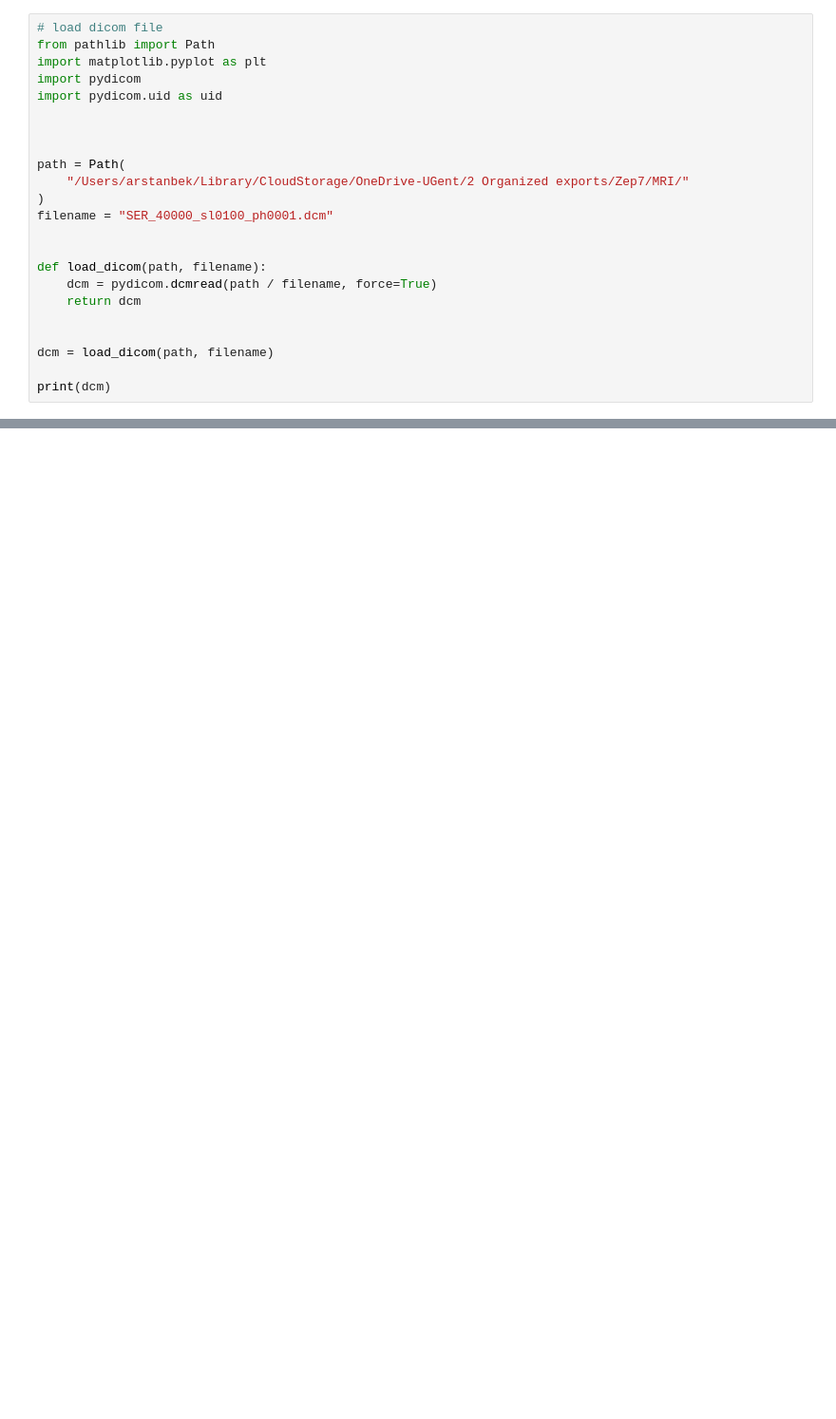
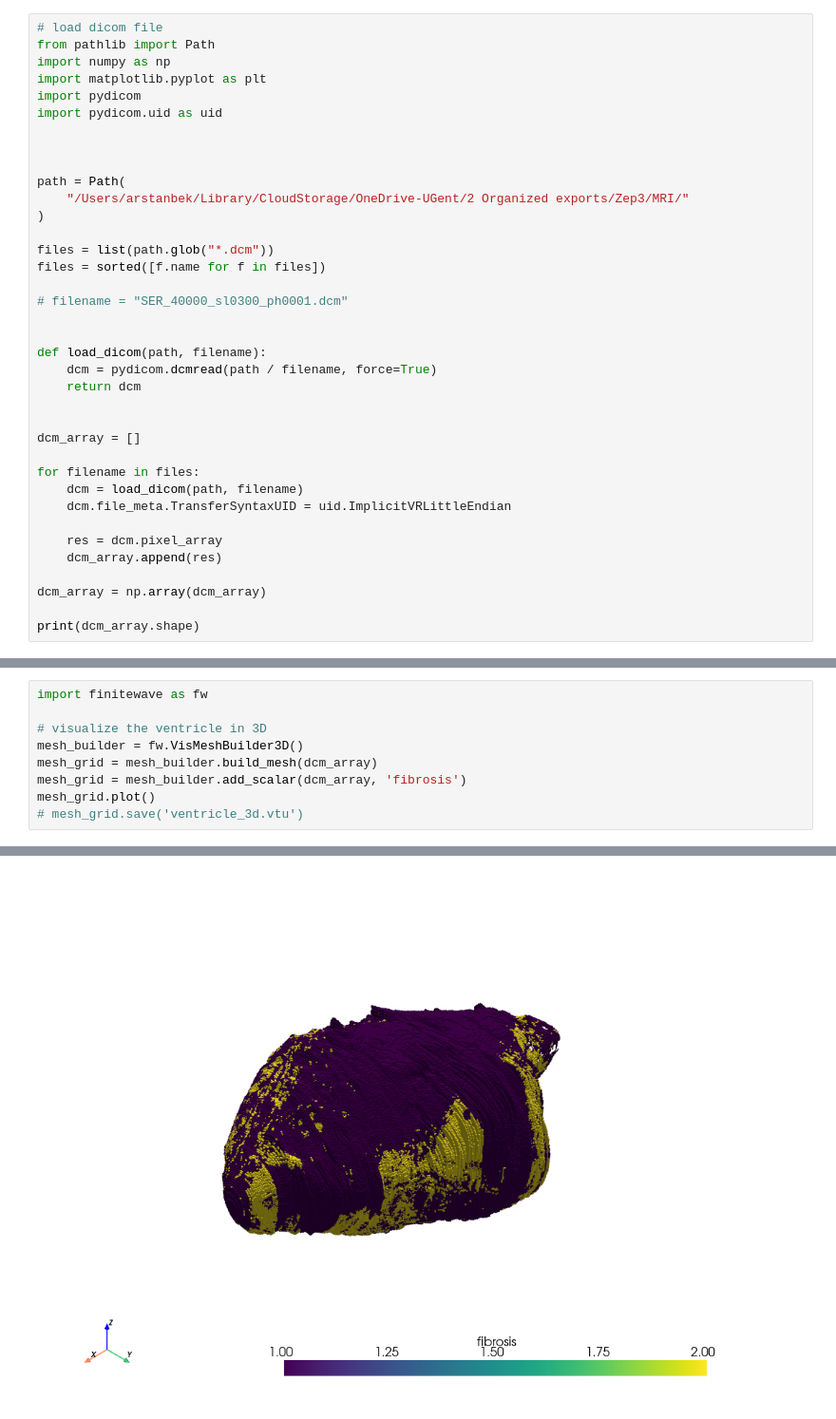
Before and after one commit to TiNezlobinsky/BiTis, a Jupyter notebook: examples/mri.ipynb, the cells around one changed output, grey strips where cells are left out. Shown: that part at 95% size. Saved outputs shown, nothing was run; the diff lists cells and outputs as text; blank space fills up the shorter version.

```diff
--- a/examples/mri.ipynb
+++ b/examples/mri.ipynb
@@ -1,6 +1,7 @@
 # %%
 # load dicom file
 from pathlib import Path
+import numpy as np
 import matplotlib.pyplot as plt
 import pydicom
 import pydicom.uid as uid
@@ -8,9 +9,13 @@ import pydicom.uid as uid
 
 
 path = Path(
-    "/Users/arstanbek/Library/CloudStorage/OneDrive-UGent/2 Organized exports/Zep7/MRI/"
+    "/Users/arstanbek/Library/CloudStorage/OneDrive-UGent/2 Organized exports/Zep3/MRI/"
 )
-filename = "SER_40000_sl0100_ph0001.dcm"
+
+files = list(path.glob("*.dcm"))
+files = sorted([f.name for f in files])
+
+# filename = "SER_40000_sl0300_ph0001.dcm"
 
 
 def load_dicom(path, filename):
@@ -18,7 +23,16 @@ def load_dicom(path, filename):
     return dcm
 
 
-dcm = load_dicom(path, filename)
+dcm_array = []
 
-print(dcm)
+for filename in files:
+    dcm = load_dicom(path, filename)
+    dcm.file_meta.TransferSyntaxUID = uid.ImplicitVRLittleEndian
+
+    res = dcm.pixel_array
+    dcm_array.append(res)
+
+dcm_array = np.array(dcm_array)
+
+print(dcm_array.shape)
 # %% [output]
@@ -64,0 +102,10 @@ dcm
+# %%
+import finitewave as fw
+
+# visualize the ventricle in 3D
+mesh_builder = fw.VisMeshBuilder3D()
+mesh_grid = mesh_builder.build_mesh(dcm_array)
+mesh_grid = mesh_builder.add_scalar(dcm_array, 'fibrosis')
+mesh_grid.plot()
+# mesh_grid.save('ventricle_3d.vtu')
+# %% [output]
@@ -64,0 +116 @@ dcm
+[figure, added]
```
Also changed, not shown: parts of 7 cells of this notebook, 10 other files.
